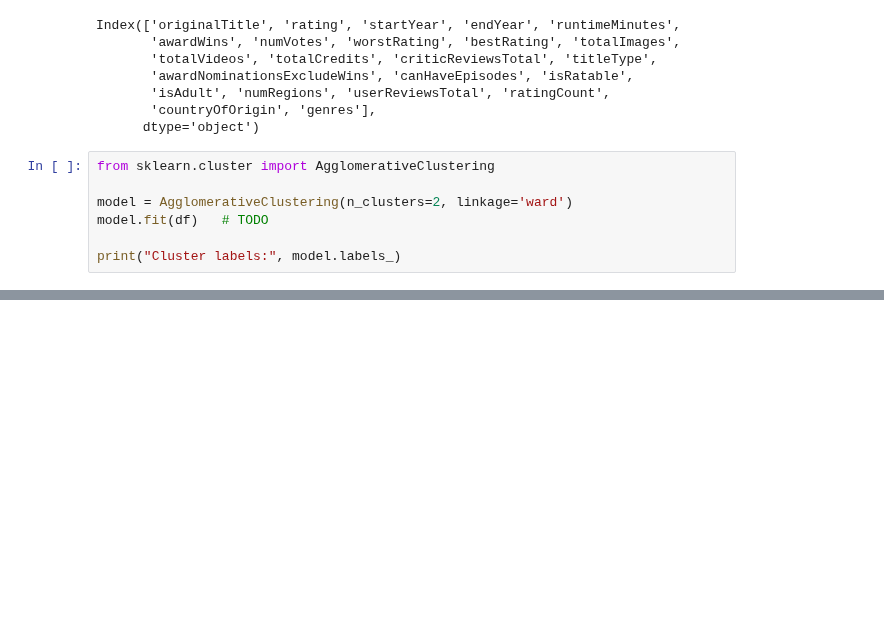
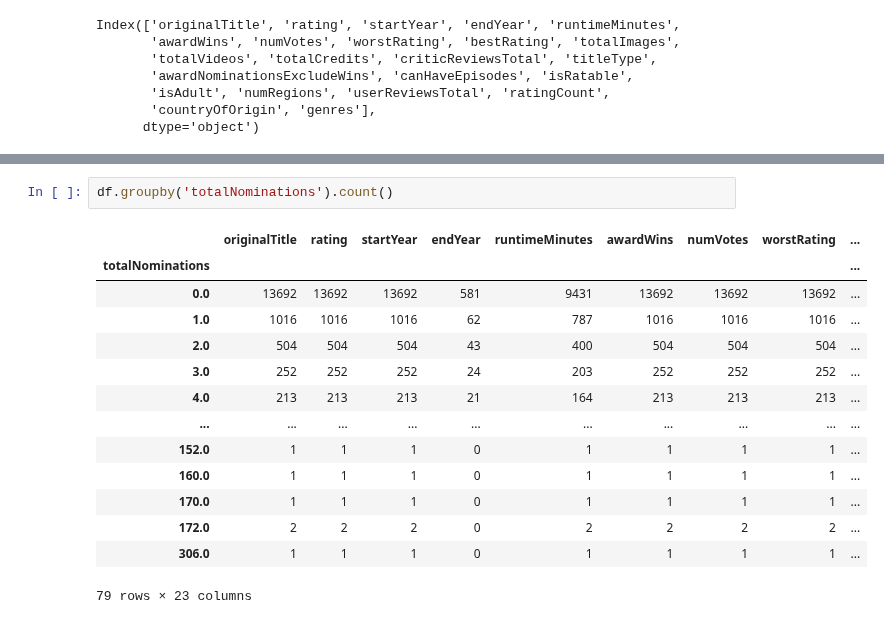
Before and after one commit to ChefBB/data_mining_1, a Jupyter notebook: code/hierarchical_clustering.ipynb, the cells around one changed output, grey strips where cells are left out. Saved outputs shown, nothing was run; the diff lists cells and outputs as text; blank space fills up the shorter version.

```diff
--- a/code/hierarchical_clustering.ipynb
+++ b/code/hierarchical_clustering.ipynb
@@ -18,10 +22,3 @@ Index(['originalTitle', 'rating', 'startYear', 'endYear', 'runtimeMinutes',
        'isAdult', 'numRegions', 'userReviewsTotal', 'ratingCount',
        'countryOfOrigin', 'genres'],
       dtype='object')
-# %%
-from sklearn.cluster import AgglomerativeClustering
-
-model = AgglomerativeClustering(n_clusters=2, linkage='ward')
-model.fit(df)   # TODO
-
-print("Cluster labels:", model.labels_)
@@ -56,0 +91,17 @@ plt.show()
+# %%
+df.groupby('totalNominations').count()
+# %% [output]
+|  | originalTitle | rating | startYear | endYear | runtimeMinutes | awardWins | numVotes | worstRating | ... |
+| totalNominations |  |  |  |  |  |  |  |  | ... |
+| 0.0 | 13692 | 13692 | 13692 | 581 | 9431 | 13692 | 13692 | 13692 | ... |
+| 1.0 | 1016 | 1016 | 1016 | 62 | 787 | 1016 | 1016 | 1016 | ... |
+| 2.0 | 504 | 504 | 504 | 43 | 400 | 504 | 504 | 504 | ... |
+| 3.0 | 252 | 252 | 252 | 24 | 203 | 252 | 252 | 252 | ... |
+| 4.0 | 213 | 213 | 213 | 21 | 164 | 213 | 213 | 213 | ... |
+| ... | ... | ... | ... | ... | ... | ... | ... | ... | ... |
+| 152.0 | 1 | 1 | 1 | 0 | 1 | 1 | 1 | 1 | ... |
+| 160.0 | 1 | 1 | 1 | 0 | 1 | 1 | 1 | 1 | ... |
+| 170.0 | 1 | 1 | 1 | 0 | 1 | 1 | 1 | 1 | ... |
+| 172.0 | 2 | 2 | 2 | 0 | 2 | 2 | 2 | 2 | ... |
+| 306.0 | 1 | 1 | 1 | 0 | 1 | 1 | 1 | 1 | ... |
+79 rows × 23 columns
```
Also changed, not shown: parts of 11 cells of this notebook, 1 other file.
